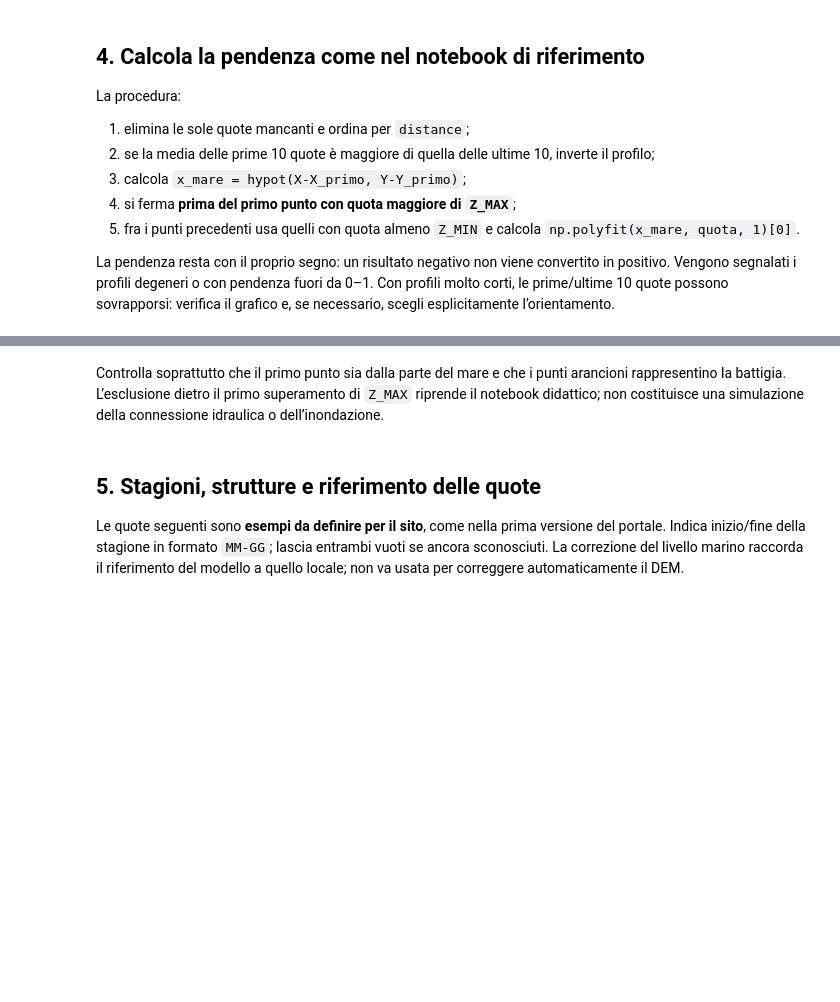
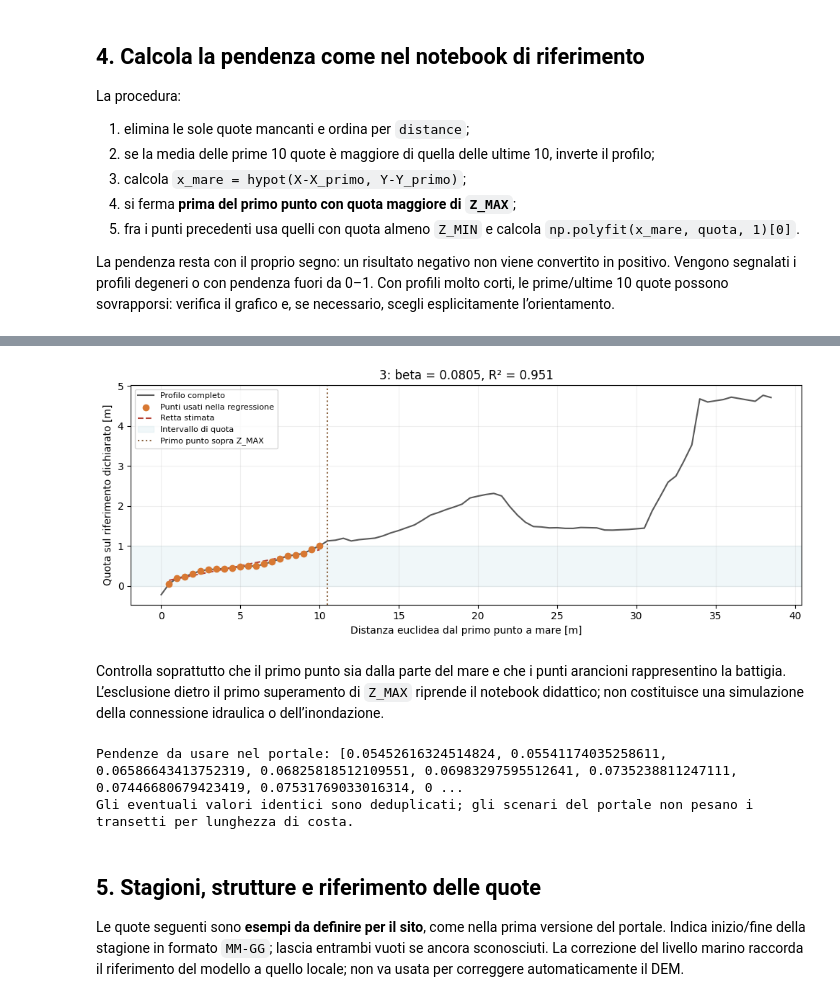
Before and after one commit to Alerovere/Runup_GUI, a Jupyter notebook: notebooks/Definisci_siti_studio.ipynb, the cells around one changed output, grey strips where cells are left out. Cells and saved outputs as stored; diff of their text form; code cells hidden in the pictures; blank space fills up the shorter version.

```diff
--- a/notebooks/Definisci_siti_studio.ipynb
+++ b/notebooks/Definisci_siti_studio.ipynb
@@ -44,7 +48,7 @@ print("Metodo pendenze:", BEACHFACE_METHOD_VERSION)
 # %%
 #@title Modalità e salvataggio
-DEMO = True #@param {type:"boolean"}
-USA_GOOGLE_DRIVE = False #@param {type:"boolean"}
+DEMO = False #@param {type:"boolean"}
+USA_GOOGLE_DRIVE = True #@param {type:"boolean"}
 CARTELLA_DRIVE = "OndeARiva_setup" #@param {type:"string"}
 if USA_GOOGLE_DRIVE:
     from google.colab import drive
@@ -175,25 +216,27 @@ if validi.orientation_ambiguous.any():
 # %%
 #@title Verifica un transetto nel grafico
-ID_TRANSETTO_DA_VEDERE = "" #@param {type:"string"}
+ID_TRANSETTO_DA_VEDERE = "3" #@param {type:"string"}
 identifier=ID_TRANSETTO_DA_VEDERE or str(validi.iloc[0].transect_id)
 if identifier not in preparati:
     raise ValueError("Transetto non valido o inesistente; scegli un ID dalla tabella.")
 p=preparati[identifier]; sel=selezioni[identifier]
 info=validi[validi.transect_id==identifier].iloc[0]
 fig,ax=plt.subplots(figsize=(10,4))
 ax.plot(p.x_mare,p[COL_Z],color=".35",label="Profilo completo")
 ax.scatter(p.loc[sel,"x_mare"],p.loc[sel,COL_Z],color="#d87832",label="Punti usati nella regressione",zorder=3)
 xfit=p.loc[sel,"x_mare"]
 ax.plot(xfit,info.slope*xfit+info.fit_intercept_m,color="#b54135",ls="--",label="Retta stimata")
 ax.axhspan(Z_MIN,Z_MAX,color="#d5e9ee",alpha=.35,label="Intervallo di quota")
 if info.first_above_zmax_found:
     ax.axvline(p.loc[int(info.stop_index),"x_mare"],color="#8b633f",ls=":",label="Primo punto sopra Z_MAX")
 ax.set(xlabel="Distanza euclidea dal primo punto a mare [m]",ylabel="Quota sul riferimento dichiarato [m]",
        title=f"{'DEMO · ' if DEMO else ''}{identifier}: beta = {info.slope:.4f}, R² = {info.r_squared:.3f}")
 ax.legend(fontsize=8); ax.grid(alpha=.2); fig.tight_layout()
 fig.savefig(WORK/"profilo_selezionato.png",dpi=170)
 PLOT_ANALYSIS_SIGNATURE=ANALYSIS_SIGNATURE
 plt.show()
+# %% [output]
+[figure, added]
 # %% [markdown]
 Controlla soprattutto che il primo punto sia dalla parte del mare e che i punti arancioni rappresentino la battigia. L’esclusione dietro il primo superamento di `Z_MAX` riprende il notebook didattico; non costituisce una simulazione della connessione idraulica o dell’inondazione.
 # %%
@@ -217,6 +260,9 @@ else:
 SELECTION_ANALYSIS_SIGNATURE=ANALYSIS_SIGNATURE
 print("Pendenze da usare nel portale:",PENDENZE)
 print("Gli eventuali valori identici sono deduplicati; gli scenari del portale non pesano i transetti per lunghezza di costa.")
+# %% [output]
+Pendenze da usare nel portale: [0.05452616324514824, 0.05541174035258611, 0.06586643413752319, 0.06825818512109551, 0.06983297595512641, 0.0735238811247111, 0.07446680679423419, 0.07531769033016314, 0 ...
+Gli eventuali valori identici sono deduplicati; gli scenari del portale non pesano i transetti per lunghezza di costa.
 # %% [markdown]
 ## 5. Stagioni, strutture e riferimento delle quote
 Le quote seguenti sono **esempi da definire per il sito**, come nella prima versione del portale. Indica inizio/fine della stagione in formato `MM-GG`; lascia entrambi vuoti se ancora sconosciuti. La correzione del livello marino raccorda il riferimento del modello a quello locale; non va usata per correggere automaticamente il DEM.
```
Also changed, not shown: parts of 11 cells of this notebook, 14 other files.
